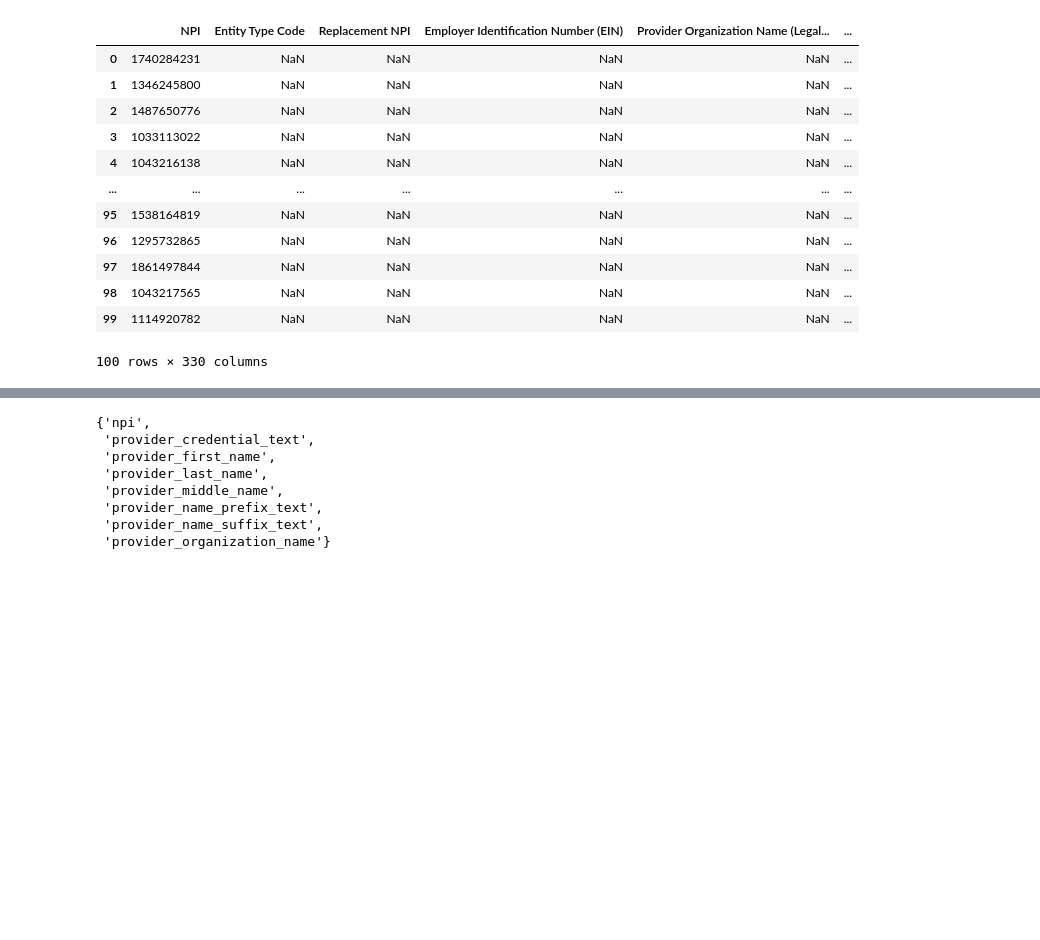
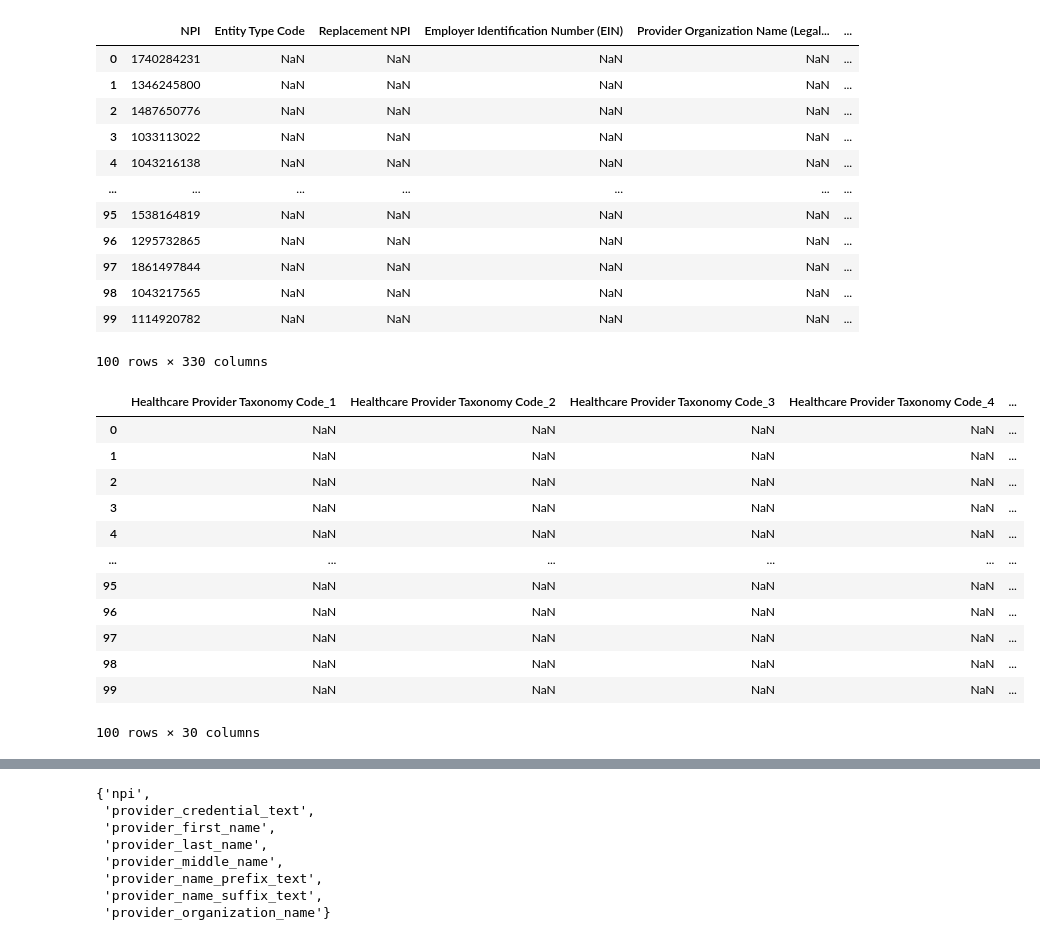
Before and after one commit to nss-data-science-cohort-6/hop_team-double-eagle-ii, a Jupyter notebook: hop_alisonc.ipynb, the cells around one changed output, grey strips where cells are left out. Saved outputs shown, nothing was run; the diff lists cells and outputs as text; code cells hidden in the pictures; blank space fills up the shorter version.

```diff
--- a/hop_alisonc.ipynb
+++ b/hop_alisonc.ipynb
@@ -33,3 +33,19 @@ nppes_1
 | 98 | 1043217565 | NaN | NaN | NaN | NaN | ... |
 | 99 | 1114920782 | NaN | NaN | NaN | NaN | ... |
 100 rows × 330 columns
+# %%
+nppes_1.loc[:, nppes_1.columns.str.startswith("Healthcare Provider Taxonomy")]
+# %% [output]
+|  | Healthcare Provider Taxonomy Code_1 | Healthcare Provider Taxonomy Code_2 | Healthcare Provider Taxonomy Code_3 | Healthcare Provider Taxonomy Code_4 | ... |
+| 0 | NaN | NaN | NaN | NaN | ... |
+| 1 | NaN | NaN | NaN | NaN | ... |
+| 2 | NaN | NaN | NaN | NaN | ... |
+| 3 | NaN | NaN | NaN | NaN | ... |
+| 4 | NaN | NaN | NaN | NaN | ... |
+| ... | ... | ... | ... | ... | ... |
+| 95 | NaN | NaN | NaN | NaN | ... |
+| 96 | NaN | NaN | NaN | NaN | ... |
+| 97 | NaN | NaN | NaN | NaN | ... |
+| 98 | NaN | NaN | NaN | NaN | ... |
+| 99 | NaN | NaN | NaN | NaN | ... |
+100 rows × 30 columns
```
Also changed, not shown: parts of 3 cells of this notebook.
